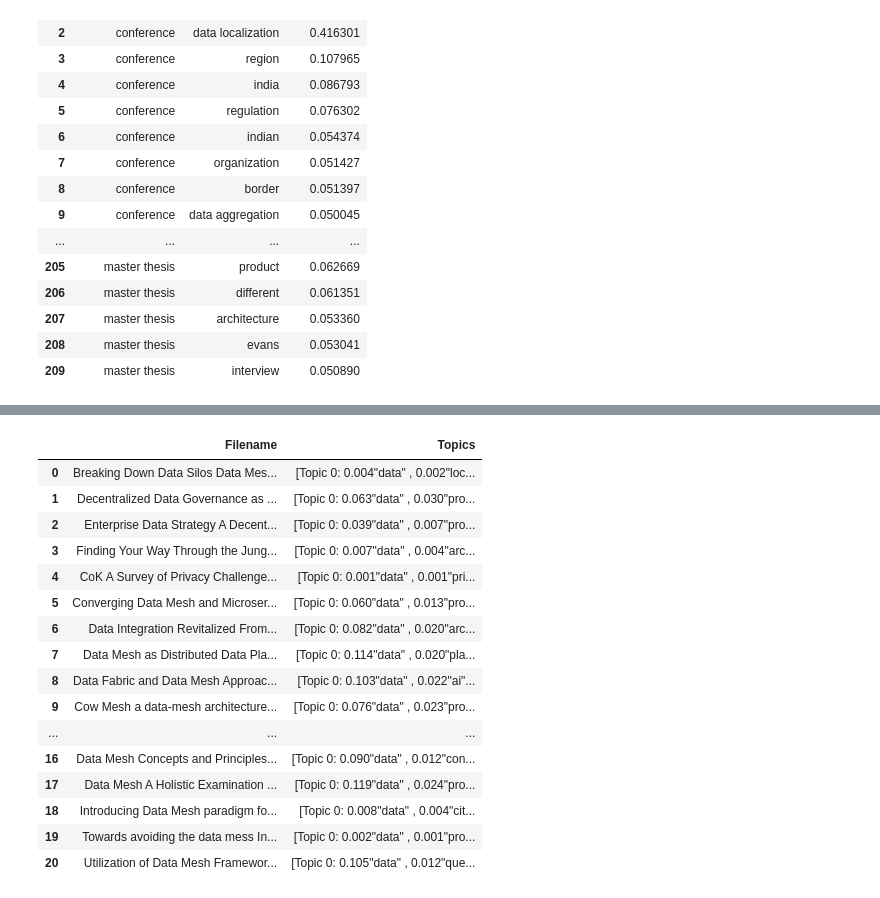
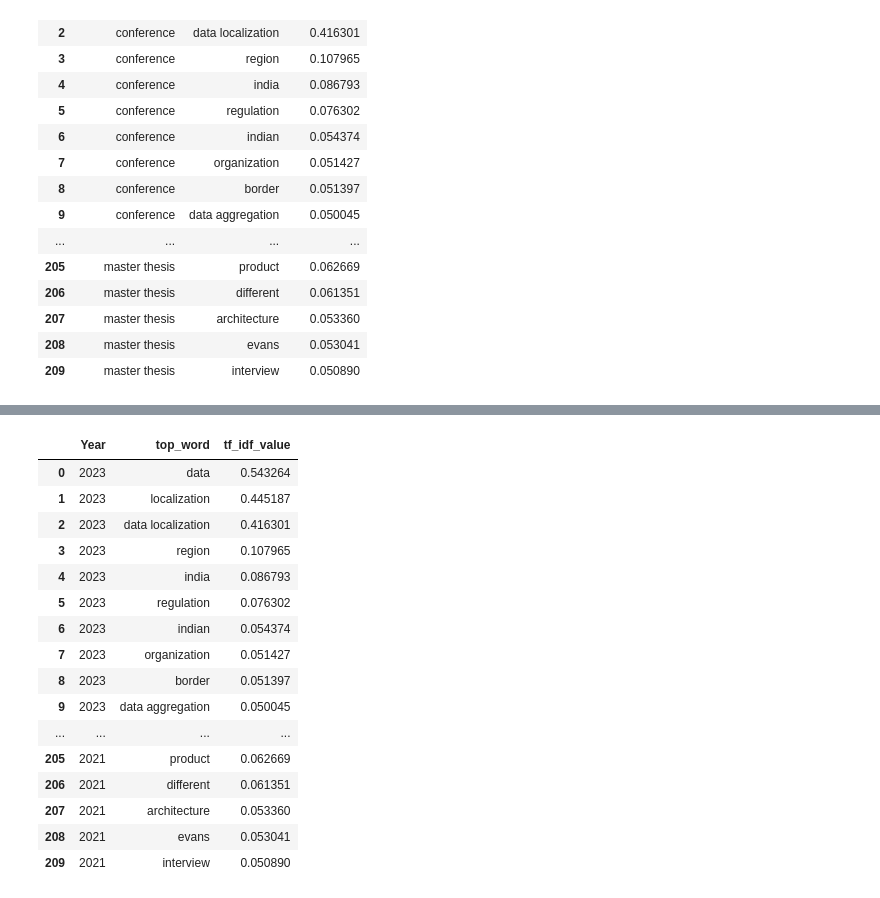
Before and after one commit to clumsyspeedboat/data_mesh_topics_and_sentiment, a Jupyter notebook: 03_Topic_modeling_lda.ipynb, the cells around one changed output, grey strips where cells are left out. Cells and saved outputs as stored; diff of their text form; code cells hidden in the pictures.

```diff
--- a/03_Topic_modeling_lda.ipynb
+++ b/03_Topic_modeling_lda.ipynb
@@ -683,21 +718,37 @@ for index, row in df.iterrows():
-# %%
-topics_df = pd.DataFrame(document_topics, columns=['Filename', 'Topics'])
-topics_df
-# %% [output]
-|  | Filename | Topics |
-| 0 | Breaking Down Data Silos Data Mes... | [Topic 0: 0.004"data" , 0.002"loc... |
-| 1 | Decentralized Data Governance as ... | [Topic 0: 0.063"data" , 0.030"pro... |
-| 2 | Enterprise Data Strategy A Decent... | [Topic 0: 0.039"data" , 0.007"pro... |
-| 3 | Finding Your Way Through the Jung... | [Topic 0: 0.007"data" , 0.004"arc... |
-| 4 | CoK A Survey of Privacy Challenge... | [Topic 0: 0.001"data" , 0.001"pri... |
-| 5 | Converging Data Mesh and Microser... | [Topic 0: 0.060"data" , 0.013"pro... |
-| 6 | Data Integration Revitalized From... | [Topic 0: 0.082"data" , 0.020"arc... |
-| 7 | Data Mesh as Distributed Data Pla... | [Topic 0: 0.114"data" , 0.020"pla... |
-| 8 | Data Fabric and Data Mesh Approac... | [Topic 0: 0.103"data" , 0.022"ai"... |
-| 9 | Cow Mesh a data-mesh architecture... | [Topic 0: 0.076"data" , 0.023"pro... |
-| ... | ... | ... |
-| 16 | Data Mesh Concepts and Principles... | [Topic 0: 0.090"data" , 0.012"con... |
-| 17 | Data Mesh A Holistic Examination ... | [Topic 0: 0.119"data" , 0.024"pro... |
-| 18 | Introducing Data Mesh paradigm fo... | [Topic 0: 0.008"data" , 0.004"cit... |
-| 19 | Towards avoiding the data mess In... | [Topic 0: 0.002"data" , 0.001"pro... |
-| 20 | Utilization of Data Mesh Framewor... | [Topic 0: 0.105"data" , 0.012"que... |
+# %%
+result_data_tfidf_date = []
+# %%
+
+
+# Iterate through each row in the original DataFrame
+for _, row in result_df_tfidf.iterrows():
+    Year = row['Year']
+    topic_words = row['top_words']
+
+    # Iterate through each tuple in the list of topic_words
+    for word, tfidf in topic_words:
+        result_data_tfidf_date.append({'Year': Year, 'top_word': word, 'tf_idf_value': tfidf})
+
+# Create the result DataFrame from the list
+result_data_tfidf_date = pd.DataFrame(result_data_tfidf_date)
+
+
+result_data_tfidf_date
+# %% [output]
+|  | Year | top_word | tf_idf_value |
+| 0 | 2023 | data | 0.543264 |
+| 1 | 2023 | localization | 0.445187 |
+| 2 | 2023 | data localization | 0.416301 |
+| 3 | 2023 | region | 0.107965 |
+| 4 | 2023 | india | 0.086793 |
+| 5 | 2023 | regulation | 0.076302 |
+| 6 | 2023 | indian | 0.054374 |
+| 7 | 2023 | organization | 0.051427 |
+| 8 | 2023 | border | 0.051397 |
+| 9 | 2023 | data aggregation | 0.050045 |
+| ... | ... | ... | ... |
+| 205 | 2021 | product | 0.062669 |
+| 206 | 2021 | different | 0.061351 |
+| 207 | 2021 | architecture | 0.053360 |
+| 208 | 2021 | evans | 0.053041 |
+| 209 | 2021 | interview | 0.050890 |
```
Also changed, not shown: parts of 11 cells of this notebook, 4 other files.
